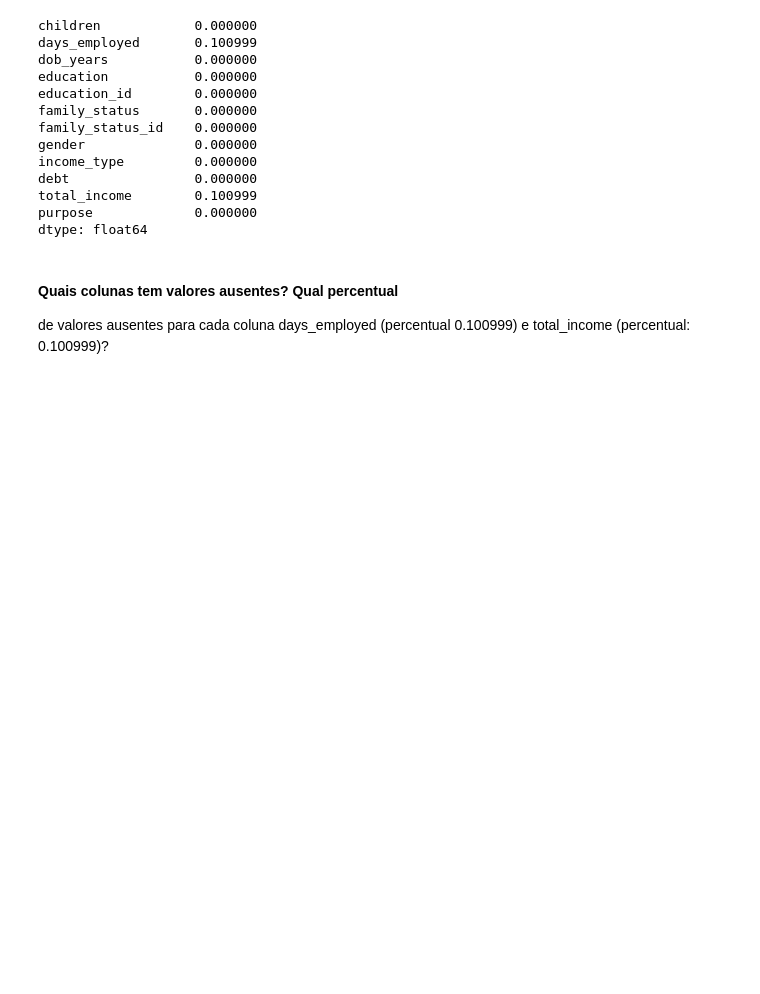
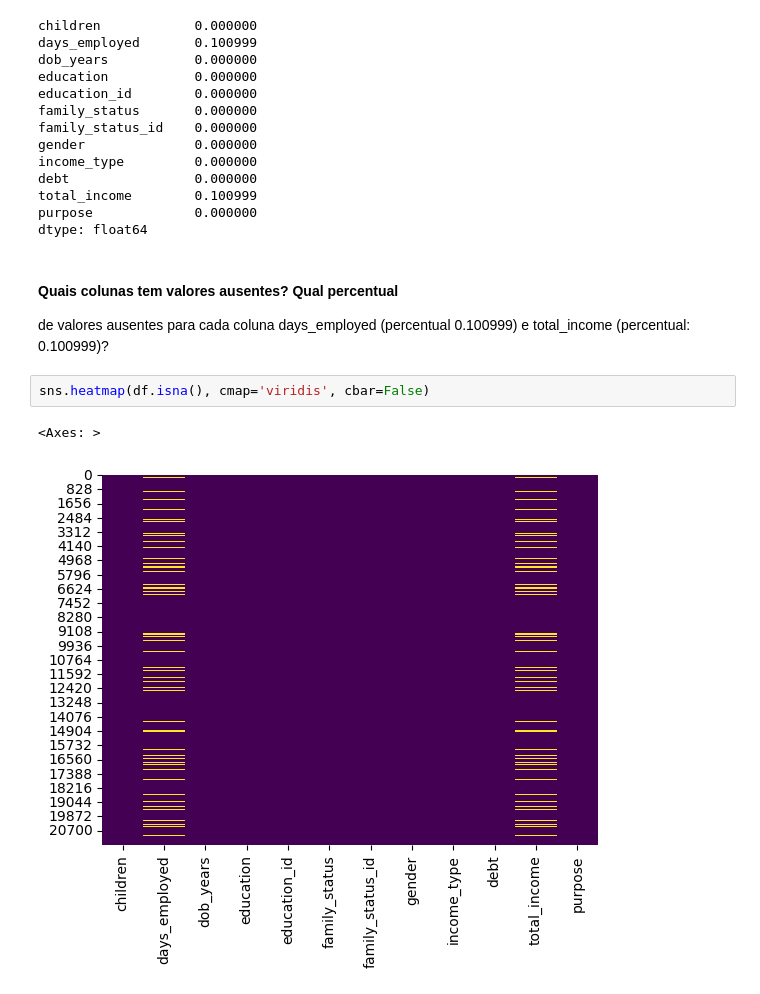
Before and after one commit to Gimieski/gc-python-2024, a Jupyter notebook: aula_11/miniboss.ipynb, the cells around one changed output. Saved outputs shown, nothing was run; the diff lists cells and outputs as text; blank space fills up the shorter version.

```diff
--- a/aula_11/miniboss.ipynb
+++ b/aula_11/miniboss.ipynb
@@ -127,3 +129,8 @@ dtype: float64
 ####  Quais colunas tem valores ausentes? Qual percentual
 de valores ausentes para cada coluna
 days_employed (percentual 0.100999) e total_income (percentual: 0.100999)?
+# %%
+sns.heatmap(df.isna(), cmap='viridis', cbar=False)
+# %% [output]
+<Axes: >
+[figure, added]
```
Also changed, not shown: parts of 7 cells of this notebook.
